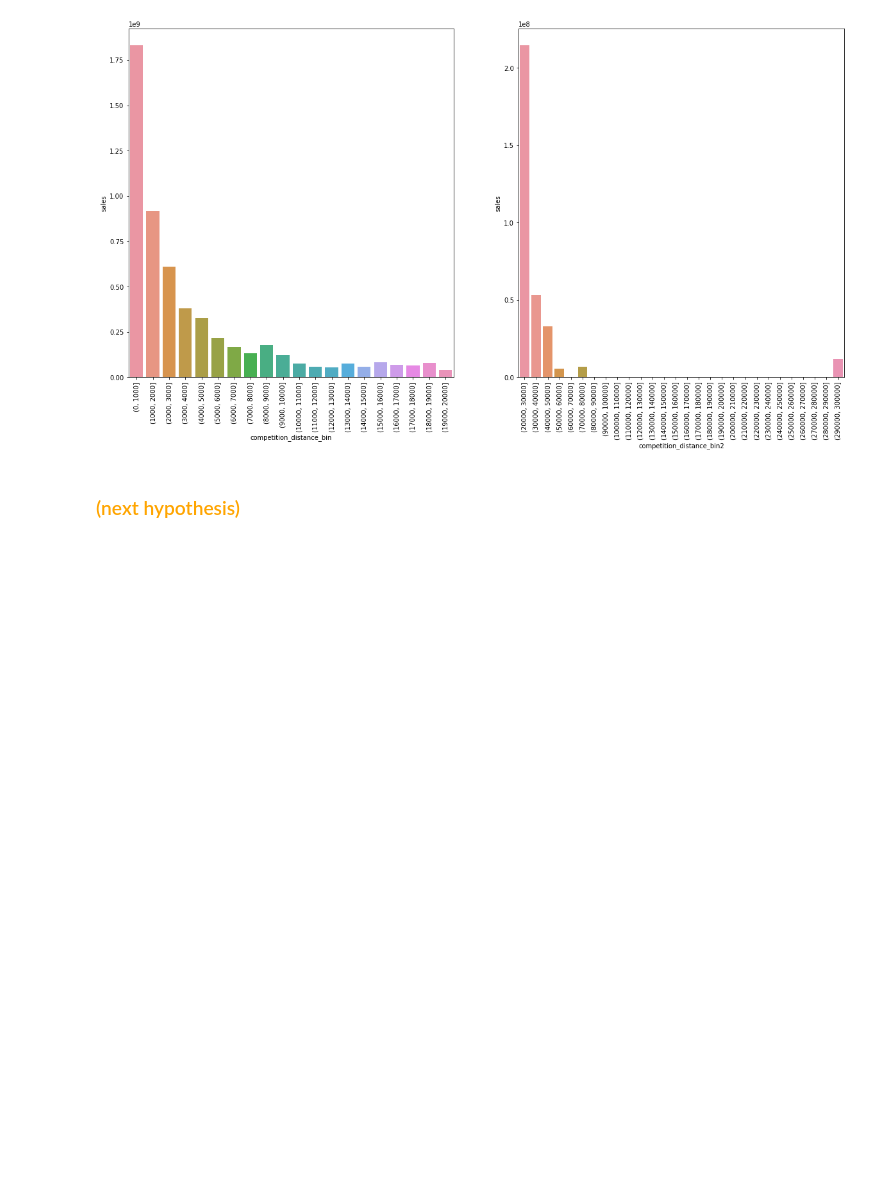
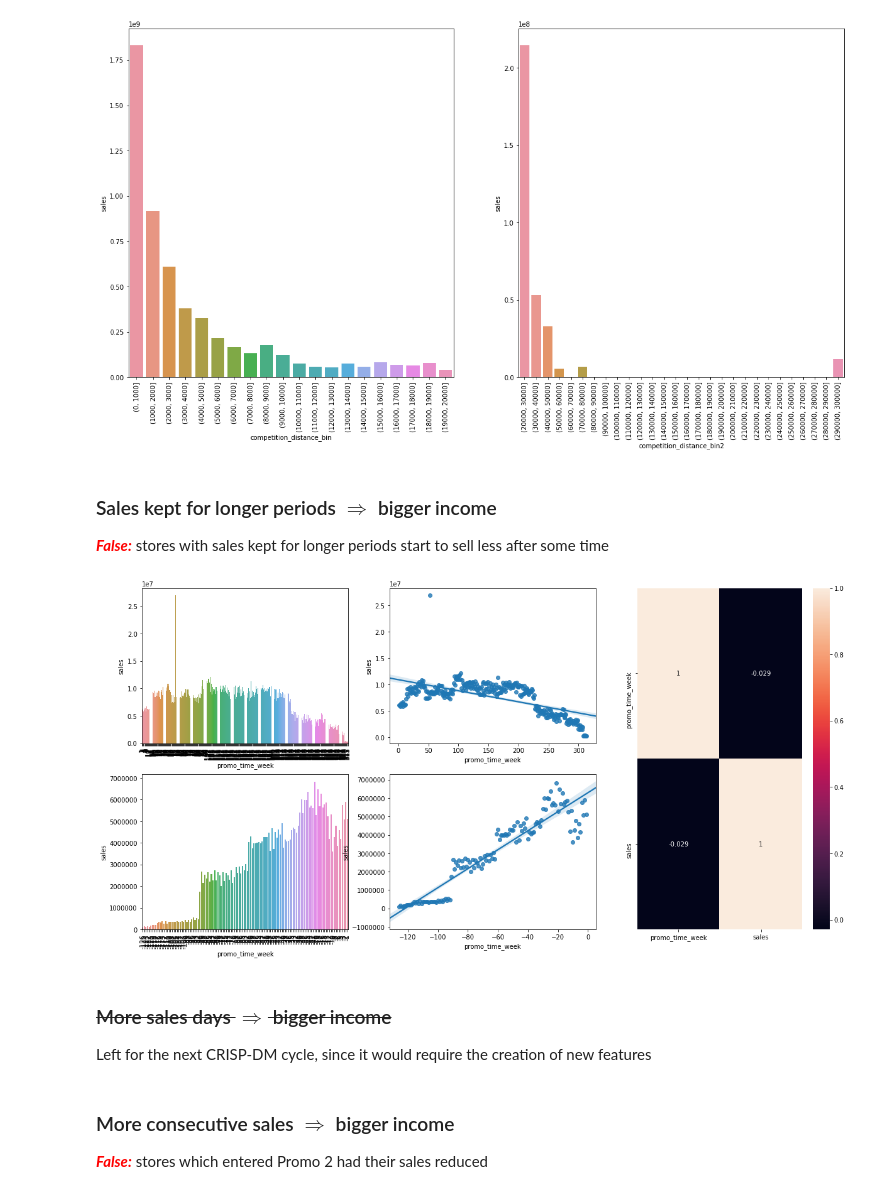
Before and after one commit to CleitonAmbrosio/Rossmann-Stores-Sales-Forecast, a Jupyter notebook: notebooks/cycle1_store_sales_prediction.ipynb, the cells around one changed output. Saved outputs shown, nothing was run; the diff lists cells and outputs as text; code cells hidden in the pictures; blank space fills up the shorter version.

```diff
--- a/notebooks/cycle1_store_sales_prediction.ipynb
+++ b/notebooks/cycle1_store_sales_prediction.ipynb
@@ -630,5 +710,38 @@ sns.barplot( aux6['competition_distance_bin2'], aux6['sales'] );
 plt.xticks( rotation=90 );
 # %% [output]
 [figure]
-# %% [markdown]
-### <span style="color:orange">(next hypothesis)</span>
+# %% [markdown]
+### Sales kept for longer periods $\Rightarrow$ bigger income
+_**<span style="color:red">False:</span>**_ stores with sales kept for longer periods start to sell less after some time
+# %%
+aux9 = df5.loc[:,['sales','promo_time_week']].groupby( 'promo_time_week' ).sum().reset_index()
+
+grid = gridspec.GridSpec( 2, 3 )
+
+aux10 = aux9.loc[aux9.loc[:,'promo_time_week'] > 0,:] # Store is in Promo 2 (extended)
+plt.subplot( grid[0,0] );
+sns.barplot( x='promo_time_week', y='sales', data=aux10 );
+plt.xticks( rotation=90 );
+
+plt.subplot( grid[0,1]);
+sns.regplot( x='promo_time_week', y='sales', data=aux10 );
+
+aux11 = aux9.loc[aux9.loc[:,'promo_time_week'] < 0,:] # Store is in Promo 1 (standard)
+plt.subplot( grid[1,0] );
+sns.barplot( x='promo_time_week', y='sales', data=aux11 );
+plt.xticks( rotation=90 );
+
+plt.subplot( grid[1,1]);
+sns.regplot( x='promo_time_week', y='sales', data=aux11 );
+
+
+plt.subplot( grid[:,2] );
+sns.heatmap( aux9.corr( method='pearson' ), annot=True);
+# %% [output]
+[figure, added]
+# %% [markdown]
+### <s>More sales days $\Rightarrow$ bigger income</s>
+Left for the next CRISP-DM cycle, since it would require the creation of new features
+# %% [markdown]
+### More consecutive sales $\Rightarrow$ bigger income
+_**<span style="color:red">False:</span>**_ stores which entered Promo 2 had their sales reduced
```
Also changed, not shown: parts of 86 cells of this notebook.
